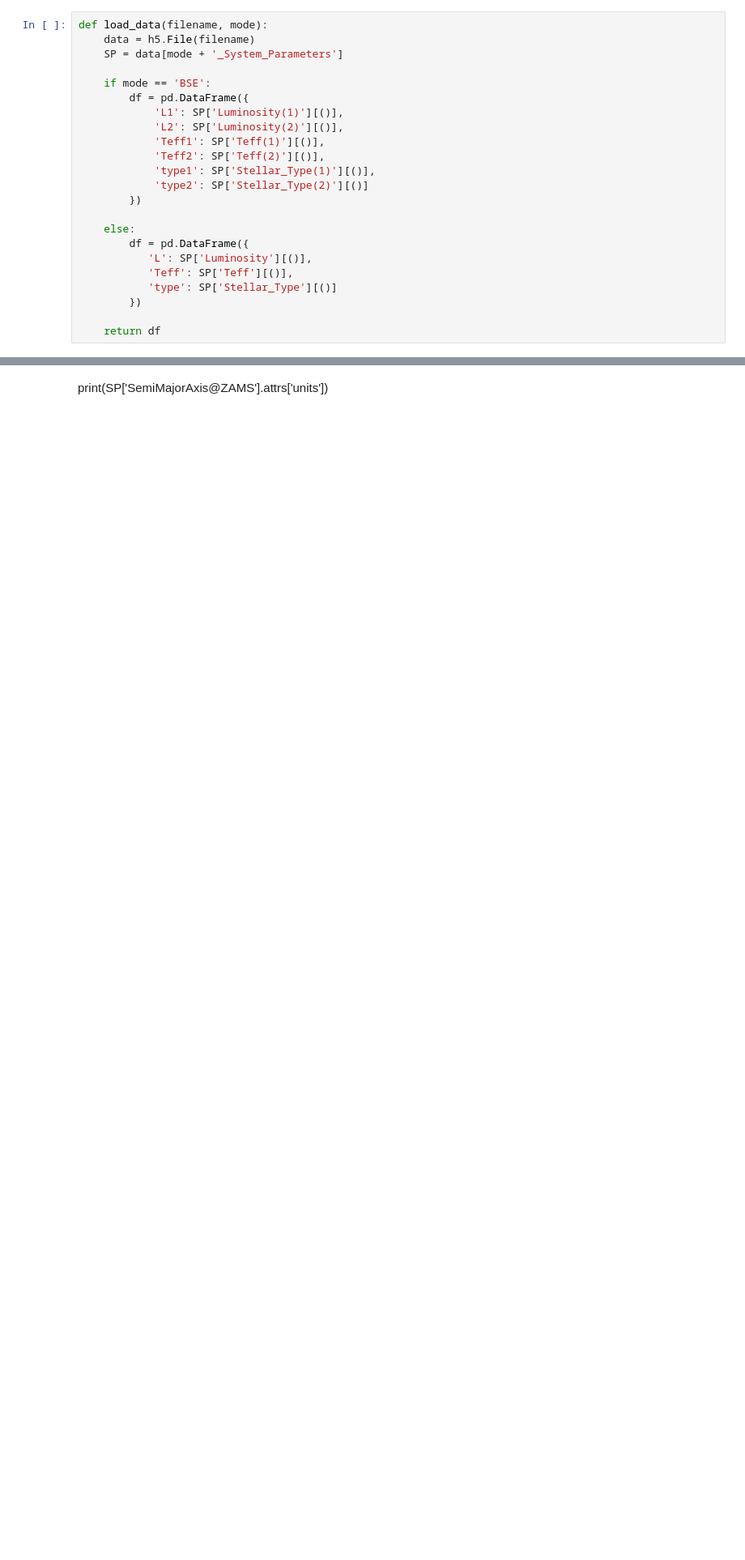
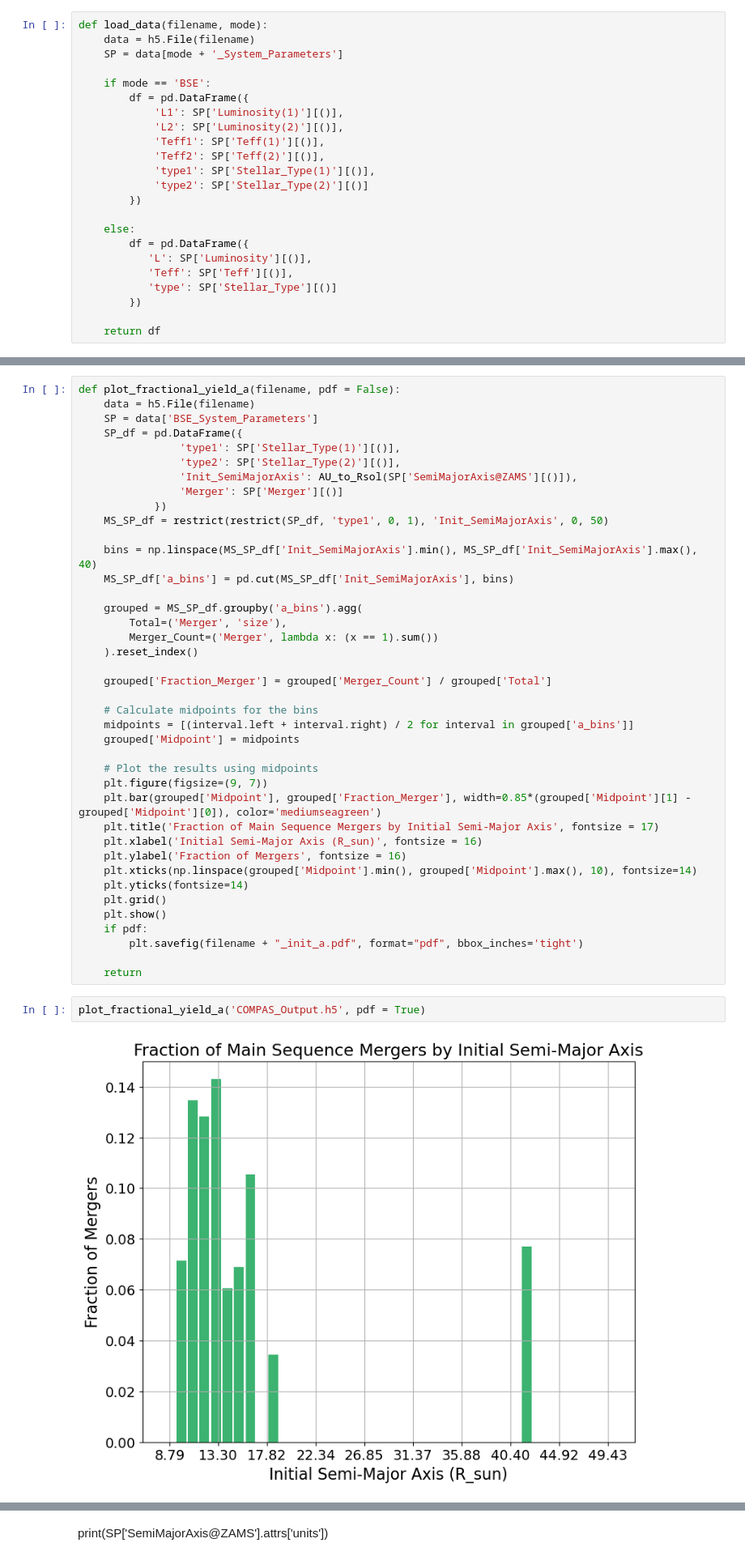
Before and after one commit to mkim0029/COMPAS, a Jupyter notebook: src/Initial_distribution/read.ipynb, the cells around one changed output, grey strips where cells are left out. Shown at 81% size. Saved outputs shown, nothing was run; the diff lists cells and outputs as text; blank space fills up the shorter version.

```diff
--- a/src/Initial_distribution/read.ipynb
+++ b/src/Initial_distribution/read.ipynb
@@ -37,0 +99,44 @@ def load_data(filename, mode):
+# %%
+def plot_fractional_yield_a(filename, pdf = False):
+    data = h5.File(filename)
+    SP = data['BSE_System_Parameters']
+    SP_df = pd.DataFrame({
+                'type1': SP['Stellar_Type(1)'][()],
+                'type2': SP['Stellar_Type(2)'][()],
+                'Init_SemiMajorAxis': AU_to_Rsol(SP['SemiMajorAxis@ZAMS'][()]),
+                'Merger': SP['Merger'][()]
+            })
+    MS_SP_df = restrict(restrict(SP_df, 'type1', 0, 1), 'Init_SemiMajorAxis', 0, 50)
+
+    bins = np.linspace(MS_SP_df['Init_SemiMajorAxis'].min(), MS_SP_df['Init_SemiMajorAxis'].max(), 40)
+    MS_SP_df['a_bins'] = pd.cut(MS_SP_df['Init_SemiMajorAxis'], bins)
+
+    grouped = MS_SP_df.groupby('a_bins').agg(
+        Total=('Merger', 'size'),
+        Merger_Count=('Merger', lambda x: (x == 1).sum())
+    ).reset_index()
+
+    grouped['Fraction_Merger'] = grouped['Merger_Count'] / grouped['Total']
+
+    # Calculate midpoints for the bins
+    midpoints = [(interval.left + interval.right) / 2 for interval in grouped['a_bins']]
+    grouped['Midpoint'] = midpoints
+
+    # Plot the results using midpoints
+    plt.figure(figsize=(9, 7))
+    plt.bar(grouped['Midpoint'], grouped['Fraction_Merger'], width=0.85*(grouped['Midpoint'][1] - grouped['Midpoint'][0]), color='mediumseagreen')
+    plt.title('Fraction of Main Sequence Mergers by Initial Semi-Major Axis', fontsize = 17)
+    plt.xlabel('Initial Semi-Major Axis (R_sun)', fontsize = 16)
+    plt.ylabel('Fraction of Mergers', fontsize = 16)
+    plt.xticks(np.linspace(grouped['Midpoint'].min(), grouped['Midpoint'].max(), 10), fontsize=14)
+    plt.yticks(fontsize=14)
+    plt.grid()
+    plt.show()
+    if pdf:
+        plt.savefig(filename + "_init_a.pdf", format="pdf", bbox_inches='tight')
+
+    return
+# %%
+plot_fractional_yield_a('COMPAS_Output.h5', pdf = True)
+# %% [output]
+[figure, added]
```
Also changed, not shown: parts of 6 cells of this notebook.
